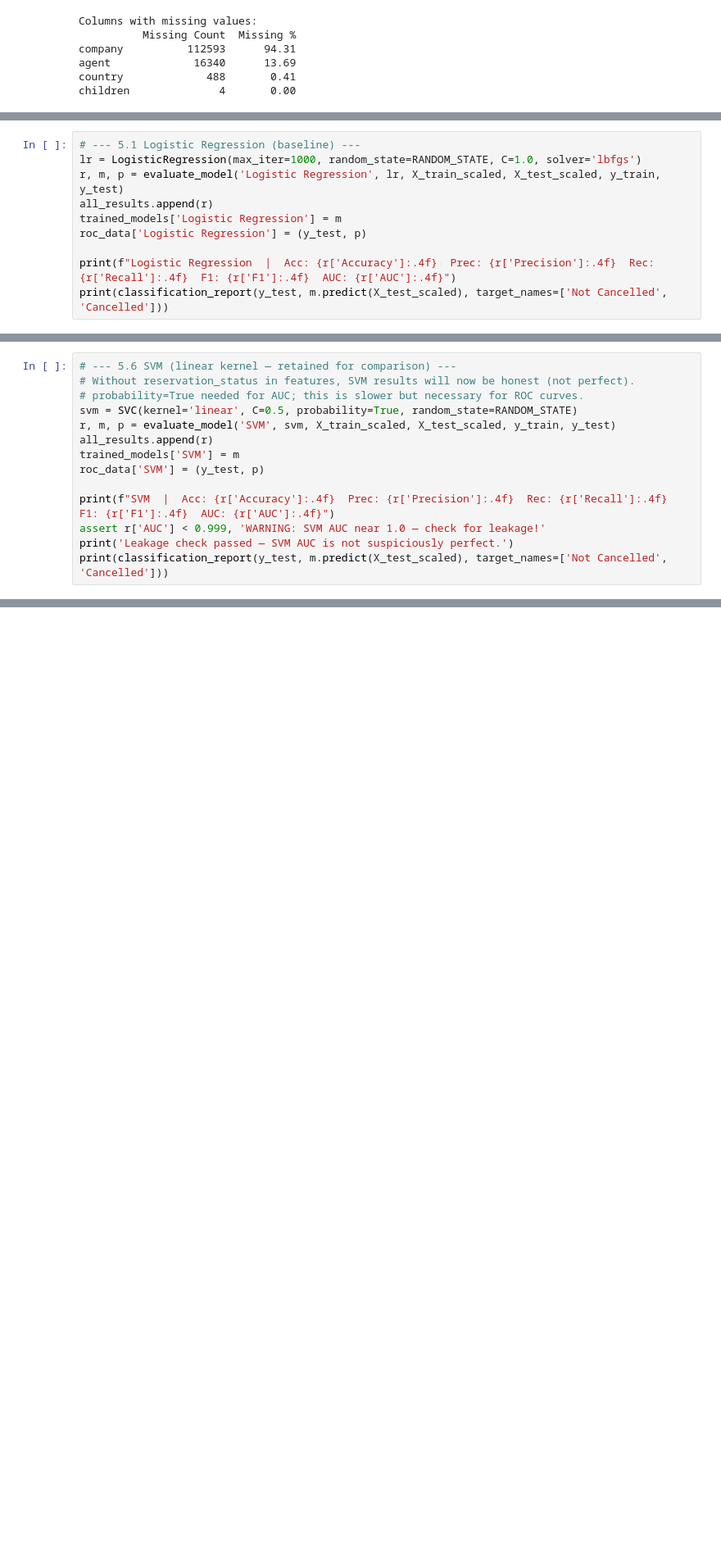
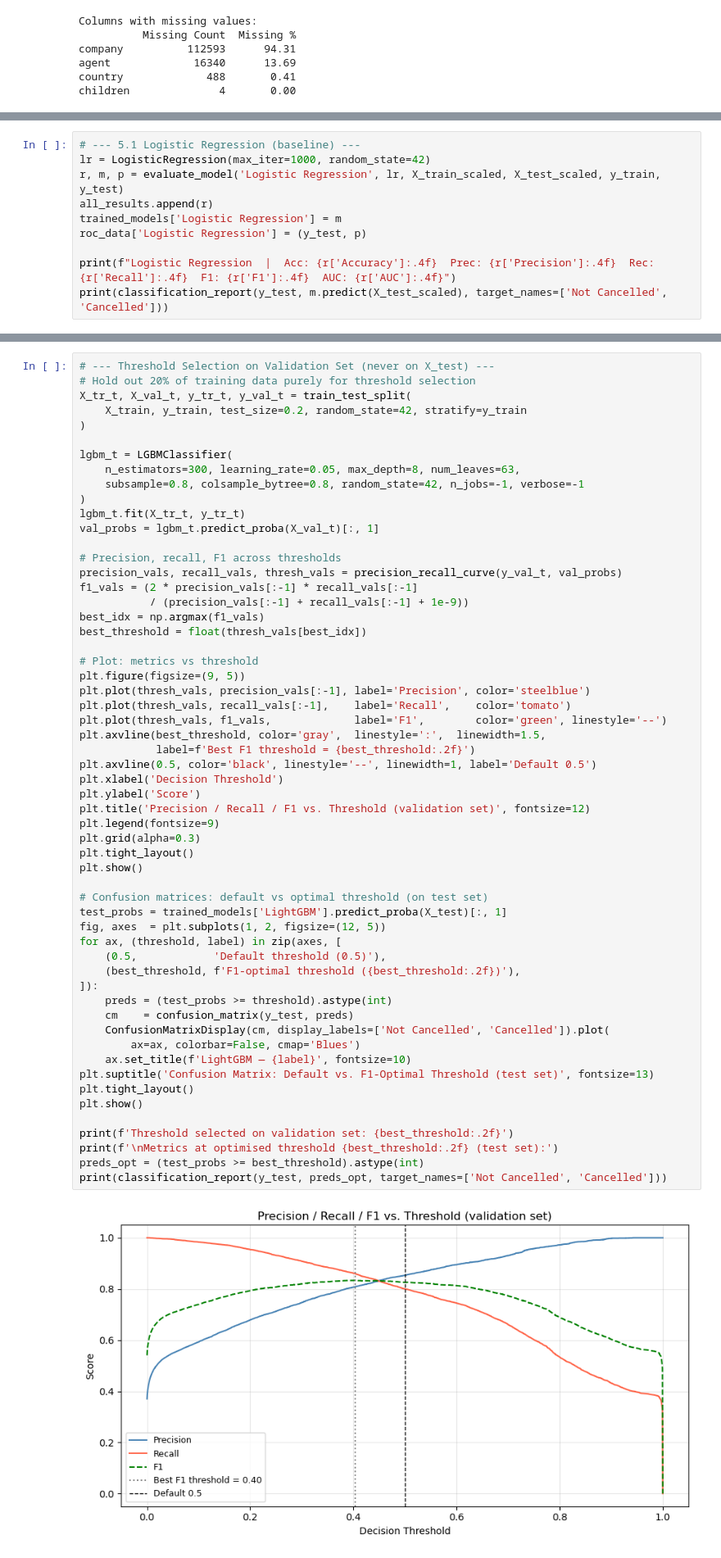
Before and after one commit to jadzoghaib/Hotel_Booking_AI2, a Jupyter notebook: Hotel_Booking_Analysis_Clean.ipynb, the cells around one changed output, grey strips where cells are left out. Shown at 82% size. Saved outputs shown, nothing was run; the diff lists cells and outputs as text; blank space fills up the shorter version.

```diff
--- a/Hotel_Booking_Analysis_Clean.ipynb
+++ b/Hotel_Booking_Analysis_Clean.ipynb
@@ -330,6 +417,6 @@ Evaluation helper ready.
 # %%
 # --- 5.1 Logistic Regression (baseline) ---
-lr = LogisticRegression(max_iter=1000, random_state=RANDOM_STATE, C=1.0, solver='lbfgs')
+lr = LogisticRegression(max_iter=1000, random_state=42)
 r, m, p = evaluate_model('Logistic Regression', lr, X_train_scaled, X_test_scaled, y_train, y_test)
 all_results.append(r)
 trained_models['Logistic Regression'] = m
@@ -455,15 +564 @@ Not Cancelled       0.89      0.92      0.91     18792
  weighted avg       0.88      0.88      0.88     29847
-# %%
-# --- 5.6 SVM (linear kernel — retained for comparison) ---
-# Without reservation_status in features, SVM results will now be honest (not perfect).
-# probability=True needed for AUC; this is slower but necessary for ROC curves.
-svm = SVC(kernel='linear', C=0.5, probability=True, random_state=RANDOM_STATE)
-r, m, p = evaluate_model('SVM', svm, X_train_scaled, X_test_scaled, y_train, y_test)
-all_results.append(r)
-trained_models['SVM'] = m
-roc_data['SVM'] = (y_test, p)
-
-print(f"SVM  |  Acc: {r['Accuracy']:.4f}  Prec: {r['Precision']:.4f}  Rec: {r['Recall']:.4f}  F1: {r['F1']:.4f}  AUC: {r['AUC']:.4f}")
-assert r['AUC'] < 0.999, 'WARNING: SVM AUC near 1.0 — check for leakage!'
-print('Leakage check passed — SVM AUC is not suspiciously perfect.')
-print(classification_report(y_test, m.predict(X_test_scaled), target_names=['Not Cancelled', 'Cancelled']))
@@ -547,0 +719,59 @@ plt.show()
+# %%
+# --- Threshold Selection on Validation Set (never on X_test) ---
+# Hold out 20% of training data purely for threshold selection
+X_tr_t, X_val_t, y_tr_t, y_val_t = train_test_split(
+    X_train, y_train, test_size=0.2, random_state=42, stratify=y_train
+)
+
+lgbm_t = LGBMClassifier(
+    n_estimators=300, learning_rate=0.05, max_depth=8, num_leaves=63,
+    subsample=0.8, colsample_bytree=0.8, random_state=42, n_jobs=-1, verbose=-1
+)
+lgbm_t.fit(X_tr_t, y_tr_t)
+val_probs = lgbm_t.predict_proba(X_val_t)[:, 1]
+
+# Precision, recall, F1 across thresholds
+precision_vals, recall_vals, thresh_vals = precision_recall_curve(y_val_t, val_probs)
+f1_vals = (2 * precision_vals[:-1] * recall_vals[:-1]
+           / (precision_vals[:-1] + recall_vals[:-1] + 1e-9))
+best_idx = np.argmax(f1_vals)
+best_threshold = float(thresh_vals[best_idx])
+
+# Plot: metrics vs threshold
+plt.figure(figsize=(9, 5))
+plt.plot(thresh_vals, precision_vals[:-1], label='Precision', color='steelblue')
+plt.plot(thresh_vals, recall_vals[:-1],    label='Recall',    color='tomato')
+plt.plot(thresh_vals, f1_vals,             label='F1',        color='green', linestyle='--')
+plt.axvline(best_threshold, color='gray',  linestyle=':',  linewidth=1.5,
+            label=f'Best F1 threshold = {best_threshold:.2f}')
+plt.axvline(0.5, color='black', linestyle='--', linewidth=1, label='Default 0.5')
+plt.xlabel('Decision Threshold')
+plt.ylabel('Score')
+plt.title('Precision / Recall / F1 vs. Threshold (validation set)', fontsize=12)
+plt.legend(fontsize=9)
+plt.grid(alpha=0.3)
+plt.tight_layout()
+plt.show()
+
+# Confusion matrices: default vs optimal threshold (on test set)
+test_probs = trained_models['LightGBM'].predict_proba(X_test)[:, 1]
+fig, axes  = plt.subplots(1, 2, figsize=(12, 5))
+for ax, (threshold, label) in zip(axes, [
+    (0.5,            'Default threshold (0.5)'),
+    (best_threshold, f'F1-optimal threshold ({best_threshold:.2f})'),
+]):
+    preds = (test_probs >= threshold).astype(int)
+    cm    = confusion_matrix(y_test, preds)
+    ConfusionMatrixDisplay(cm, display_labels=['Not Cancelled', 'Cancelled']).plot(
+        ax=ax, colorbar=False, cmap='Blues')
+    ax.set_title(f'LightGBM — {label}', fontsize=10)
+plt.suptitle('Confusion Matrix: Default vs. F1-Optimal Threshold (test set)', fontsize=13)
+plt.tight_layout()
+plt.show()
+
+print(f'Threshold selected on validation set: {best_threshold:.2f}')
+print(f'\nMetrics at optimised threshold {best_threshold:.2f} (test set):')
+preds_opt = (test_probs >= best_threshold).astype(int)
+print(classification_report(y_test, preds_opt, target_names=['Not Cancelled', 'Cancelled']))
+# %% [output]
+[figure, added]
```
Also changed, not shown: parts of 63 cells of this notebook, 4 other files.
